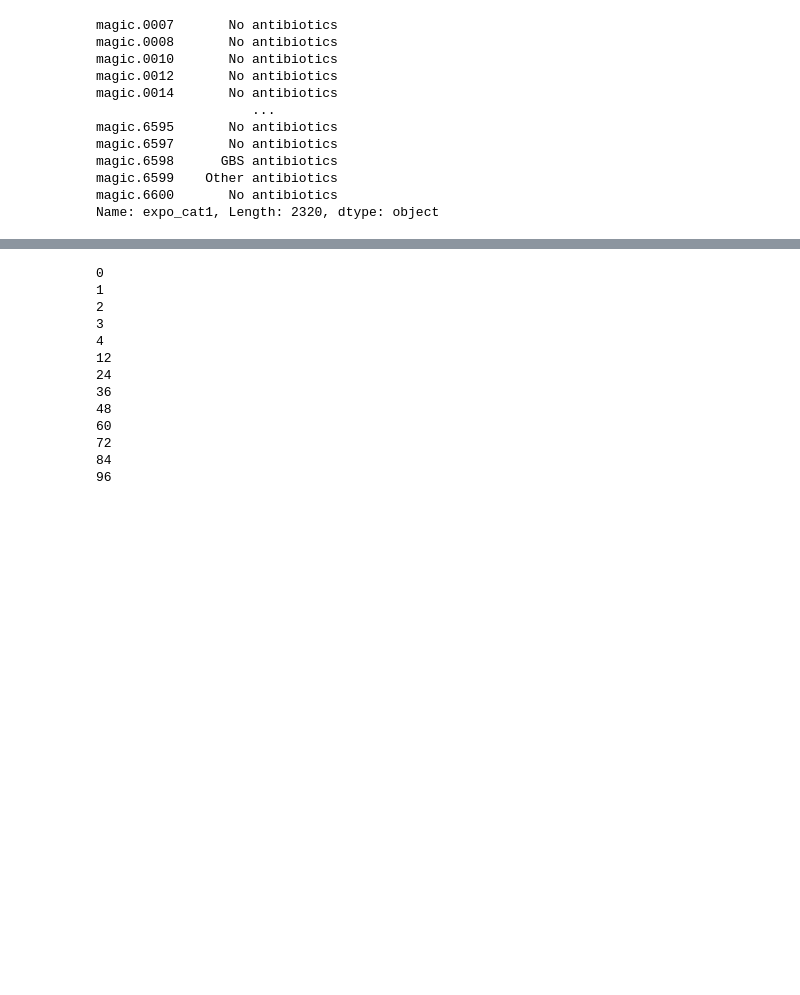
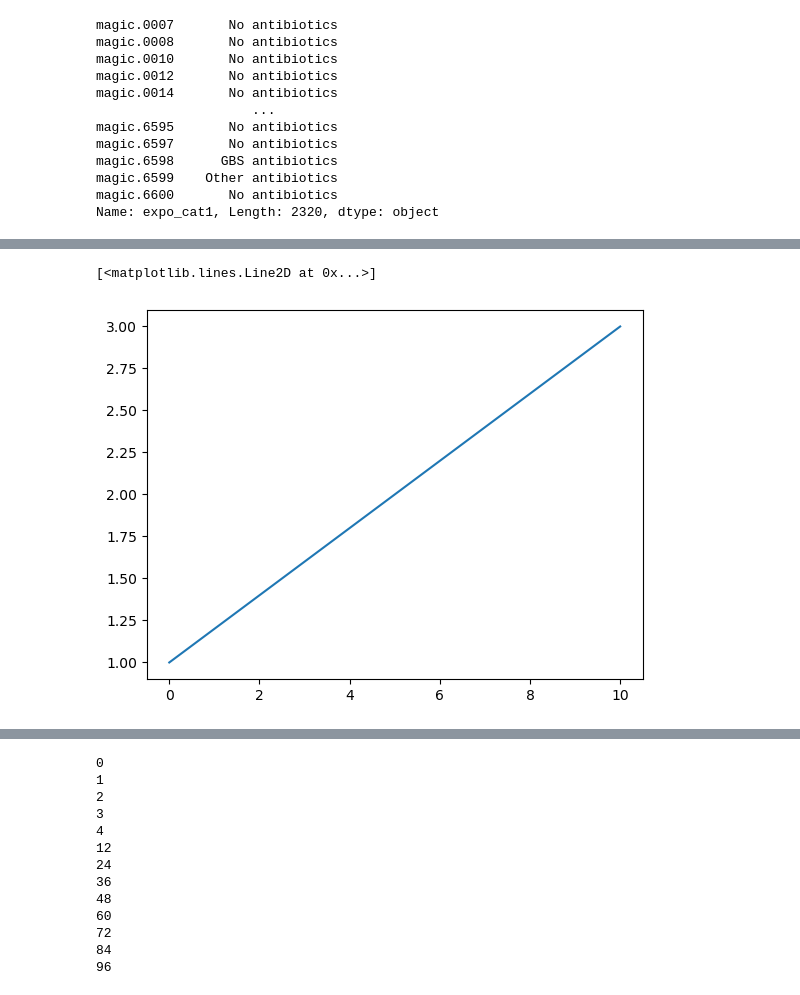
Before and after one commit to danielchang2002/MAGIC, a Jupyter notebook: src/PCoA_species.ipynb, the cells around one changed output, grey strips where cells are left out. Saved outputs shown, nothing was run; the diff lists cells and outputs as text; code cells hidden in the pictures; blank space fills up the shorter version.

```diff
--- a/src/PCoA_species.ipynb
+++ b/src/PCoA_species.ipynb
@@ -348,0 +341,5 @@ from matplotlib.patches import Ellipse
+# %%
+plt.plot((0, 10), (1, 3))
+# %% [output]
+[<matplotlib.lines.Line2D at 0x...>]
+[figure, added]
```
Also changed, not shown: parts of 19 cells of this notebook, 23 other files.
